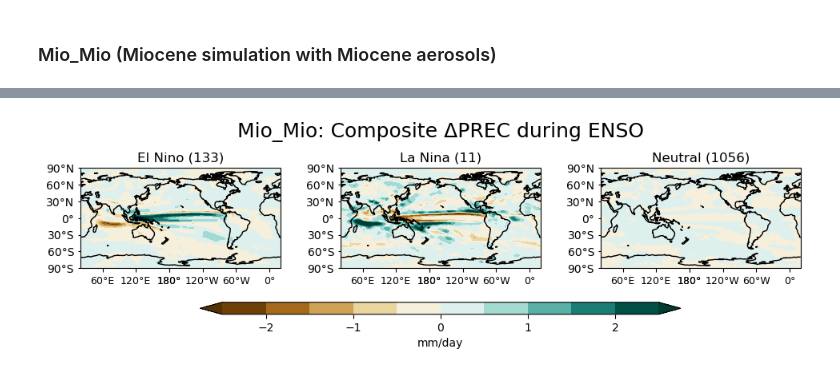
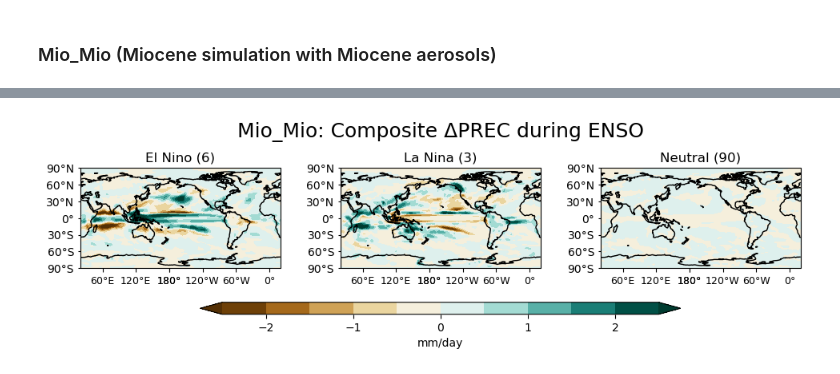
Before and after one commit to ChenPoJu/clim680, a Jupyter notebook: Assignment3/plot_3_composite.ipynb, the cells around one changed output, grey strips where cells are left out. Cells and saved outputs as stored; diff of their text form; code cells hidden in the pictures.

```diff
--- a/Assignment3/plot_3_composite.ipynb
+++ b/Assignment3/plot_3_composite.ipynb
@@ -197,3 +582,9 @@ comp_precip_Pi = [elnino_prec_Pi,lanina_prec_Pi,neutral_prec_Pi]
+# %%
+elnino_prec_Pi = prec_Pi_djf2.sel(time=elnino_Pi.dropna(dim='time')['time']).mean(dim='time')
+lanina_prec_Pi = prec_Pi_djf2.sel(time=lanina_Pi.dropna(dim='time')['time']).mean(dim='time')
+neutral_prec_Pi = prec_Pi_djf2.sel(time=neutral_Pi.dropna(dim='time')['time']).mean(dim='time')
+
+comp_precip_Pi = [elnino_prec_Pi,lanina_prec_Pi,neutral_prec_Pi]
 # %%
 labels=['El Nino','La Nina', 'Neutral']
 clevs = np.linspace(-2.5, 2.5, 11)
@@ -207,7 +598,7 @@ fig, axs_Pi = plt.subplots(nrows=1,ncols=3,
 axs_Pi = axs_Pi.flatten()
 
 #Loop over all of the composites and plot
-for i,enso in enumerate(comp_precip):
+for i,enso in enumerate(comp_precip_Pi):
 
         # Select the season
         data = comp_precip_Pi[i]
@@ -306,11 +695,28 @@ prec_Mio = (precc_Mio + precl_Mio)*1000*86400
 prec_Mio_clim = prec_Mio.groupby('time.month').mean()
 prec_Mio_ano = prec_Mio.groupby('time.month')-prec_Mio_clim
 
-elnino_prec_Mio = prec_Mio_ano.sel(time=elnino_Mio.dropna(dim='time')['time']).mean(dim='time')
-lanina_prec_Mio = prec_Mio_ano.sel(time=lanina_Mio.dropna(dim='time')['time']).mean(dim='time')
-neutral_prec_Mio = prec_Mio_ano.sel(time=neutral_Mio.dropna(dim='time')['time']).mean(dim='time')
+# --- Mio_Mio: DJF
+globe_shape1 = (100, 12, 96, 144)
+prec_Mio_yr1 = np.random.randn(*globe_shape1)
 
-comp_precip_Mio = [elnino_prec_Mio,lanina_prec_Mio,neutral_prec_Mio]
+for yy in range(100):
+    prec_Mio_yr1[yy,:,:,:] = prec_Mio_ano[yy*12:yy*12+12,:,:]
+
+globe_shape2 = (99, 96, 144)
+prec_Mio_djf = np.random.randn(*globe_shape2)
+
+for tt in range(99):
+    prec_Mio_djf[tt,:,:] = (prec_Mio_yr1[tt,11,:,:] + prec_Mio_yr1[tt+1,0,:,:] + prec_Mio_yr1[tt+1,1,:,:])/3
+
+prec_Mio_djf2 = xr.DataArray(data=prec_Mio_djf,
+                             dims=['time','lat','lon'],
+                             coords=[np.arange(1,100), prec_Mio_ano['lat'], prec_Mio_ano['lon']])
+# %%
+elnino_prec_Mio = prec_Mio_djf2.sel(time=elnino_Mio.dropna(dim='time')['time']).mean(dim='time')
+lanina_prec_Mio = prec_Mio_djf2.sel(time=lanina_Mio.dropna(dim='time')['time']).mean(dim='time')
+neutral_prec_Mio = prec_Mio_djf2.sel(time=neutral_Mio.dropna(dim='time')['time']).mean(dim='time')
+
+comp_precip_Mio = [elnino_prec_Mio,lanina_prec_Mio,neutral_prec_Mio]
 # %%
 labels=['El Nino','La Nina', 'Neutral']
 clevs = np.linspace(-2.5, 2.5, 11)
@@ -324,7 +730,7 @@ fig, axs_Mio = plt.subplots(nrows=1,ncols=3,
 axs_Mio = axs_Mio.flatten()
 
 #Loop over all of the composites and plot
-for i,enso in enumerate(comp_precip):
+for i,enso in enumerate(comp_precip_Mio):
 
         # Select the season
         data = comp_precip_Mio[i]
@@ -341,31 +747,31 @@ for i,enso in enumerate(comp_precip):
         axs_Mio[i].set_xticks(np.arange(-180,181,60), crs=ccrs.PlateCarree())
         lon_formatter = cticker.LongitudeFormatter()
         axs_Mio[i].xaxis.set_major_formatter(lon_formatter)
         axs_Mio[i].tick_params(axis='y', size=2)             # set xtick parameters
         for xlabel in axs_Mio[i].get_xticklabels():          # set xticks_label
             xlabel.set_fontsize(9)
 
         # Latitude labels
         axs_Mio[i].set_yticks(np.arange(-90,91,30), crs=ccrs.PlateCarree())
         lat_formatter = cticker.LatitudeFormatter()
         axs_Mio[i].yaxis.set_major_formatter(lat_formatter)
 
 
         # Title each subplot with the name of the season
         axs_Mio[i].set_title(labels[i]+' ('+str(counts_Mio[i])+')')
 
         # Draw the coastines for each subplot
         axs_Mio[i].coastlines()
 
 # Adjust the location of the subplots
 # on the page to make room for the colorbar
 fig.subplots_adjust(bottom=0.25, top=0.65, left=0.05, right=0.95, wspace=0.3, hspace=0.1)
 
 # Add a colorbar
 cax  = fig.add_axes([0.2, 0.37, 0.6, 0.01])    # set the [x0, y0, width, height] of the colorbar
 CB   = plt.colorbar(cs, cax = cax, orientation='horizontal', label='mm/day')
 
 # Add a big title at the top
 plt.suptitle('Mio_Mio: Composite ΔPREC during ENSO', y=0.53, fontsize=18) ;
 # %% [output]
-[figure, old version]
+[figure, new version]
```
Also changed, not shown: parts of 34 cells of this notebook.
